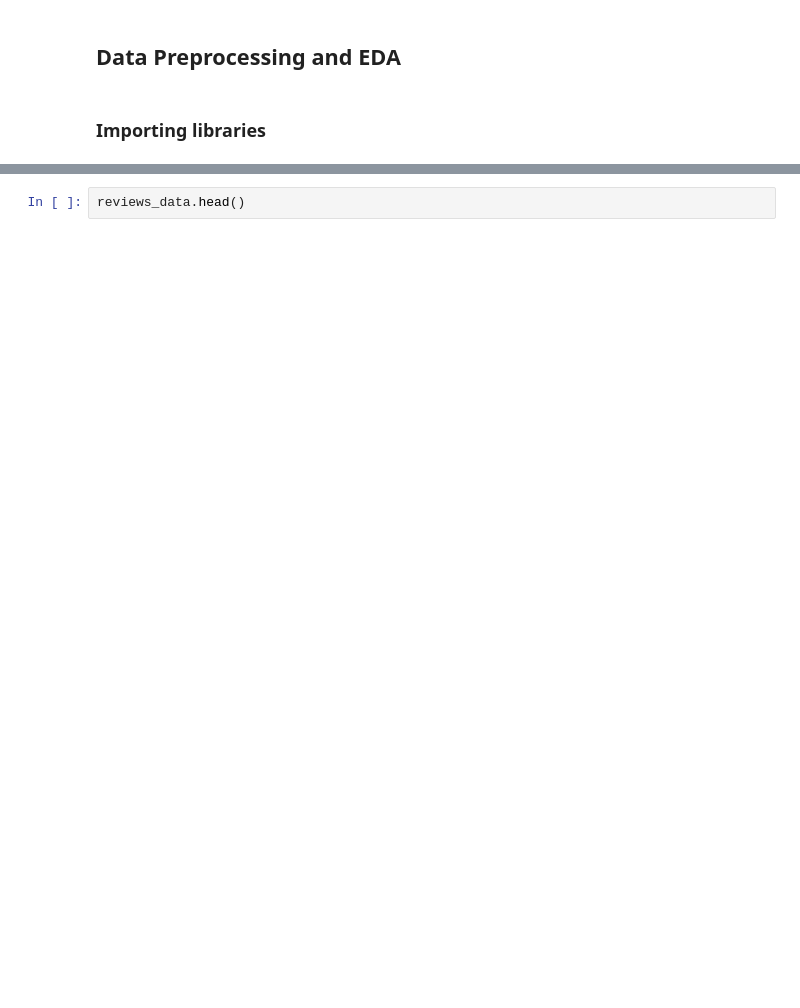
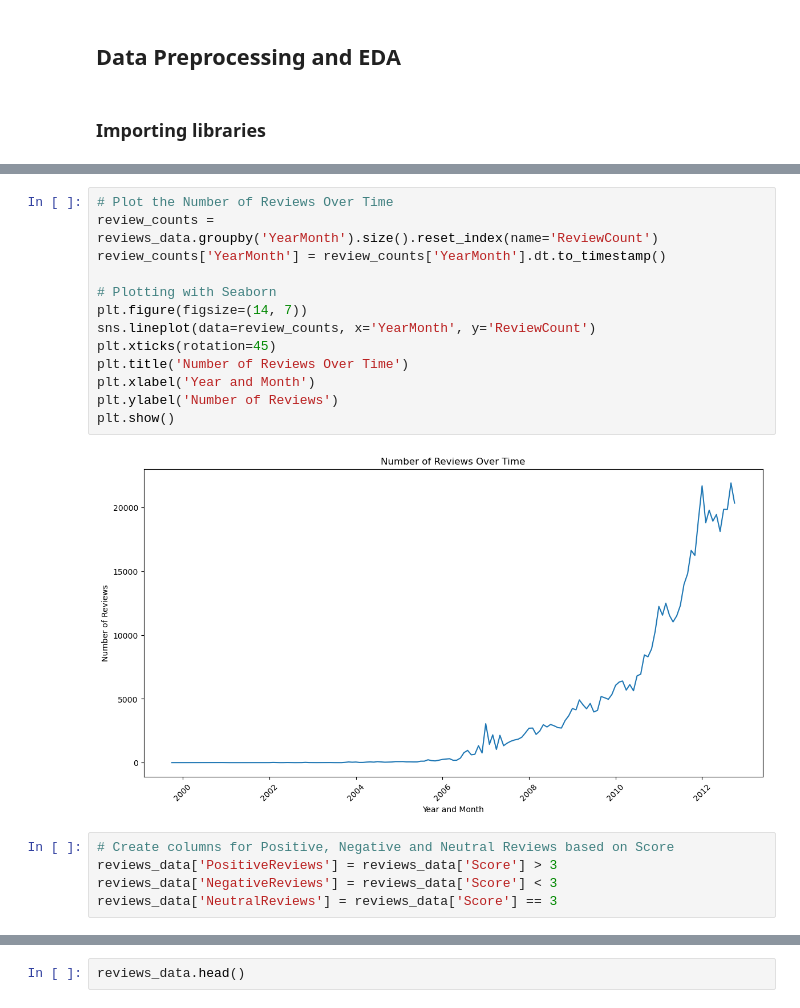
Before and after one commit to SophiaBouchama/review-analysis-teamc, a Jupyter notebook: code/preprocessing.ipynb, the cells around one changed output, grey strips where cells are left out. Saved outputs shown, nothing was run; the diff lists cells and outputs as text; blank space fills up the shorter version.

```diff
--- a/code/preprocessing.ipynb
+++ b/code/preprocessing.ipynb
@@ -28,0 +229,20 @@ reviews_data = pd.read_csv("../data/Reviews.csv")
+# %%
+# Plot the Number of Reviews Over Time
+review_counts = reviews_data.groupby('YearMonth').size().reset_index(name='ReviewCount')
+review_counts['YearMonth'] = review_counts['YearMonth'].dt.to_timestamp()
+
+# Plotting with Seaborn
+plt.figure(figsize=(14, 7))
+sns.lineplot(data=review_counts, x='YearMonth', y='ReviewCount')
+plt.xticks(rotation=45)
+plt.title('Number of Reviews Over Time')
+plt.xlabel('Year and Month')
+plt.ylabel('Number of Reviews')
+plt.show()
+# %% [output]
+[figure, added]
+# %%
+# Create columns for Positive, Negative and Neutral Reviews based on Score
+reviews_data['PositiveReviews'] = reviews_data['Score'] > 3
+reviews_data['NegativeReviews'] = reviews_data['Score'] < 3
+reviews_data['NeutralReviews'] = reviews_data['Score'] == 3
```
Also changed, not shown: parts of 46 cells of this notebook.
